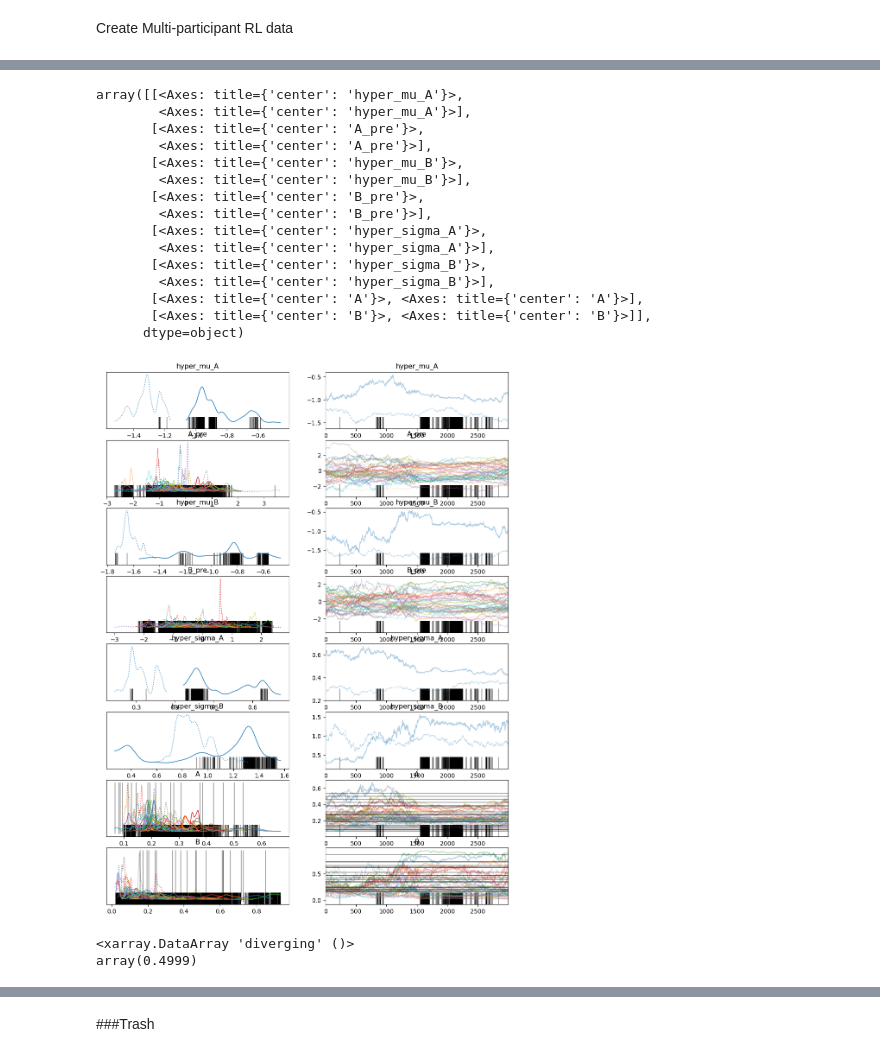
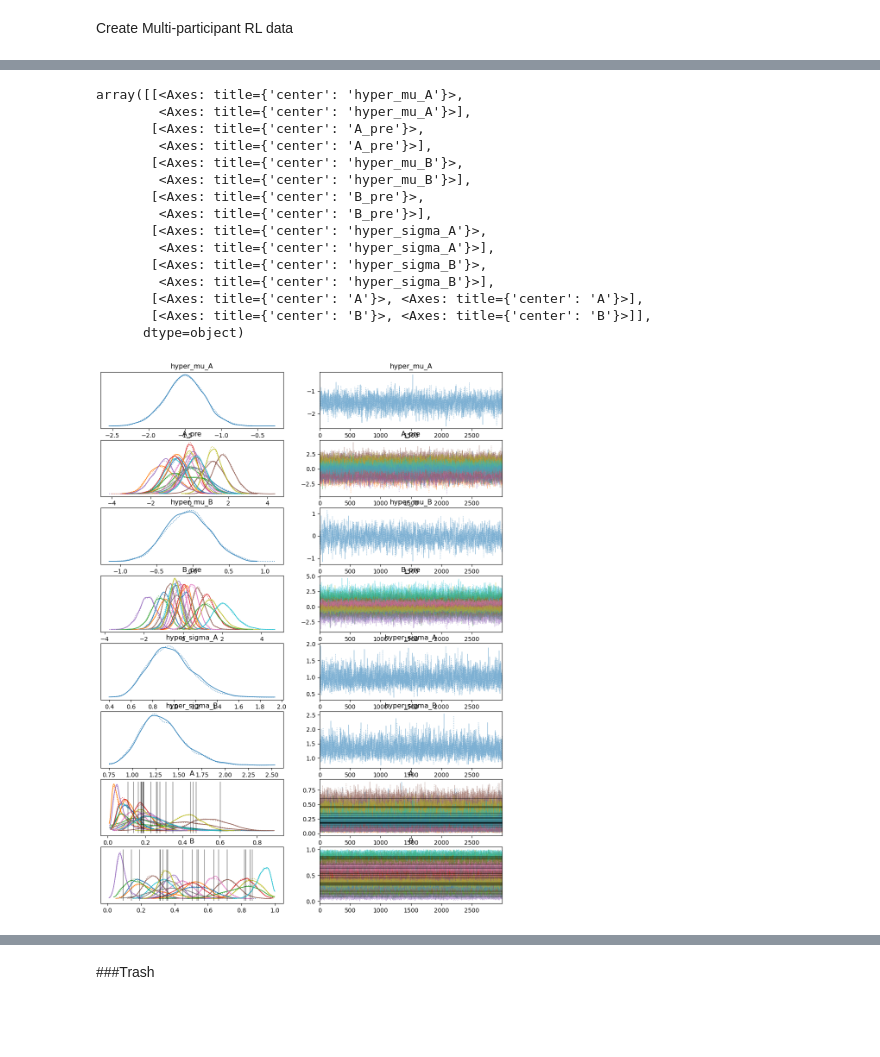
Before and after one commit to TheLemonPig/RL-SSM, a Jupyter notebook: RL_Practice.ipynb, the cells around one changed output, grey strips where cells are left out. Saved outputs shown, nothing was run; the diff lists cells and outputs as text; code cells hidden in the pictures; blank space fills up the shorter version.

```diff
--- a/RL_Practice.ipynb
+++ b/RL_Practice.ipynb
@@ -185,8 +244,8 @@ def my_ll_func(C, R, Q, a, b, ll):
         ll = pt.log(p_select)
         return ll
 
-    aV = pt.mul(pt.ones_like((Q.shape[0])),a)
-    bV = pt.mul(pt.ones_like((Q.shape[0])),b)
+    aV = pt.mul(a,pt.ones_like((Q.shape[0])))
+    bV = pt.mul(b,pt.ones_like((Q.shape[0])))
 
     # scan function build
     Qs, updates = pytensor.scan(rl_step, sequences=[C,R], non_sequences = [aV], outputs_info=Q)
@@ -204,17 +263,34 @@ output = my_ll_func(C, R, Q, a, b, ll)
 loglike_func = pytensor.function(inputs=[C,R,Q,ll,a,b],outputs=output)
 
 # Test parameters
+# np.random.seed(0)
+# n_choices = 2
+# n_trials = 100
+# C_test = np.array(np.random.randint(low=0,high=n_choices,size=(n_trials,)), dtype=np.int32)
+# C_test_onehot = np.array(np.eye(n_choices)[C_test],dtype=np.int32)  # Remember to use this one
+# R_test = 1 - 2*np.ones((n_trials,n_choices))
+# Q_test = np.ones(shape=(n_choices,), dtype=pytensor.config.floatX)
+# ll_test = 0
+# a_test = 0.8
+# b_test = 0.5
+
+# Test parameters
 np.random.seed(0)
 n_choices = 2
-n_trials = 100
+n_trials = 10
 C_test = np.array(np.random.randint(low=0,high=n_choices,size=(n_trials,)), dtype=np.int32)
 C_test_onehot = np.array(np.eye(n_choices)[C_test],dtype=np.int32)  # Remember to use this one
-R_test = 1 - 2*np.ones((n_trials,n_choices))
+R_test = np.ones((n_trials,), dtype=np.int32) - 2 * C_test
+R_test = np.repeat(R_test[:,np.newaxis],n_choices,axis=1)
 Q_test = np.ones(shape=(n_choices,), dtype=pytensor.config.floatX)
 ll_test = 0
 a_test = 0.1
 b_test = 0.5
 
+#print(f"CM: {C_test_onehot}\nRM: {R_test}\nQM: {Q_test}\nA: {a_test}\nB: {b_test}\nmll: ()")
+#print(np.random.uniform())
+
+
 # RL Loglikelihood function test
 loglike_func(C_test_onehot,R_test,Q_test,ll_test,a_test,b_test)
 # %% [output]
@@ -404,5 +460,5 @@ array([0.88417899, 0.9842306 , 0.96748076, 0.85224291, 0.7852554 ,
 # %%
-n_trials = 100
+n_trials = 400
 n_participants = 20
 n_choices = len(dists)
 multi_rl_model = MultiRL(n_trials=n_trials,n_participants=n_participants,distributions=dists)
@@ -417,7 +473,7 @@ coords = {
 }
 
 ids = df['Participant_ID']
-mll_true = 0
+mll_true = np.zeros((n_participants,))
 CM_true = np.zeros((n_trials,n_participants), dtype=np.int32)
 RM_true = np.zeros((n_trials,n_participants))
 QM_true = np.ones((n_participants,n_choices)) * 0.5
@@ -459,8 +515,10 @@ with pm.Model(coords=coords) as hierarchical_model:
     #A = pm.Uniform(name="A",lower=alpha_a,upper=beta_a,dims="Participant")
     #B = pm.Uniform(name="B",lower=alpha_b,upper=beta_b,dims="Participant")
 
-    hyper_mu_A = -1 # pm.Normal("hyper_mu_A", mu=-1, sigma=1)
-    hyper_sigma_A = 1 # pm.Gamma("hyper_sigma_A", alpha=5.0, beta=5.0)
+    # hyper_mu_A = -1
+    hyper_mu_A = pm.Normal("hyper_mu_A", mu=-1, sigma=1)
+    # hyper_sigma_A = 1
+    hyper_sigma_A = pm.Gamma("hyper_sigma_A", alpha=5.0, beta=5.0)
     # A_prelogit = pm.Normal("A_prelogit",mu=hyper_mu_A, sigma=hyper_sigma_A,dims="Participant")
     A_prelogit = hyper_mu_A + hyper_sigma_A * pm.Normal("A_pre",mu=0, sigma=1,dims="Participant")
     A = pm.Deterministic("A", pm.math.invlogit(A_prelogit), dims="Participant")
@@ -477,6 +535,7 @@ with pm.Model(coords=coords) as hierarchical_model:
     # 2. Non centered parametrization
     # 3. Fewer trials and more subjects
 
+    #
     # 0. Check whether non centered paramatrization helps with current settings
     # 1. Non-hierarchical many participants --> Is there still a problem with the Likelihood?
     # 2. Less variation between participants
@@ -497,31 +556,22 @@ array(0.06283333)
 # %%
 az.plot_trace(idata_mh, lines=[
-    ("alpha_a", {}, 2.0),
-    ("alpha_b", {}, 5.0),
-    ("beta_a", {}, 2.0),
-    ("beta_b", {}, 2.0),
     ("A", {}, A_true),
     ("B", {}, B_true),
       ])
 # %% [output]
 array([[<Axes: title={'center': 'hyper_mu_A'}>,
         <Axes: title={'center': 'hyper_mu_A'}>],
        [<Axes: title={'center': 'A_pre'}>,
         <Axes: title={'center': 'A_pre'}>],
        [<Axes: title={'center': 'hyper_mu_B'}>,
         <Axes: title={'center': 'hyper_mu_B'}>],
        [<Axes: title={'center': 'B_pre'}>,
         <Axes: title={'center': 'B_pre'}>],
        [<Axes: title={'center': 'hyper_sigma_A'}>,
         <Axes: title={'center': 'hyper_sigma_A'}>],
        [<Axes: title={'center': 'hyper_sigma_B'}>,
         <Axes: title={'center': 'hyper_sigma_B'}>],
        [<Axes: title={'center': 'A'}>, <Axes: title={'center': 'A'}>],
        [<Axes: title={'center': 'B'}>, <Axes: title={'center': 'B'}>]],
       dtype=object)
-[figure, old version]
+[figure, new version]
-# %%
-idata_mh.sample_stats.data_vars['diverging'].mean()
-# %% [output]
-<xarray.DataArray 'diverging' ()>
-array(0.4999)
```
Also changed, not shown: parts of 18 cells of this notebook.
